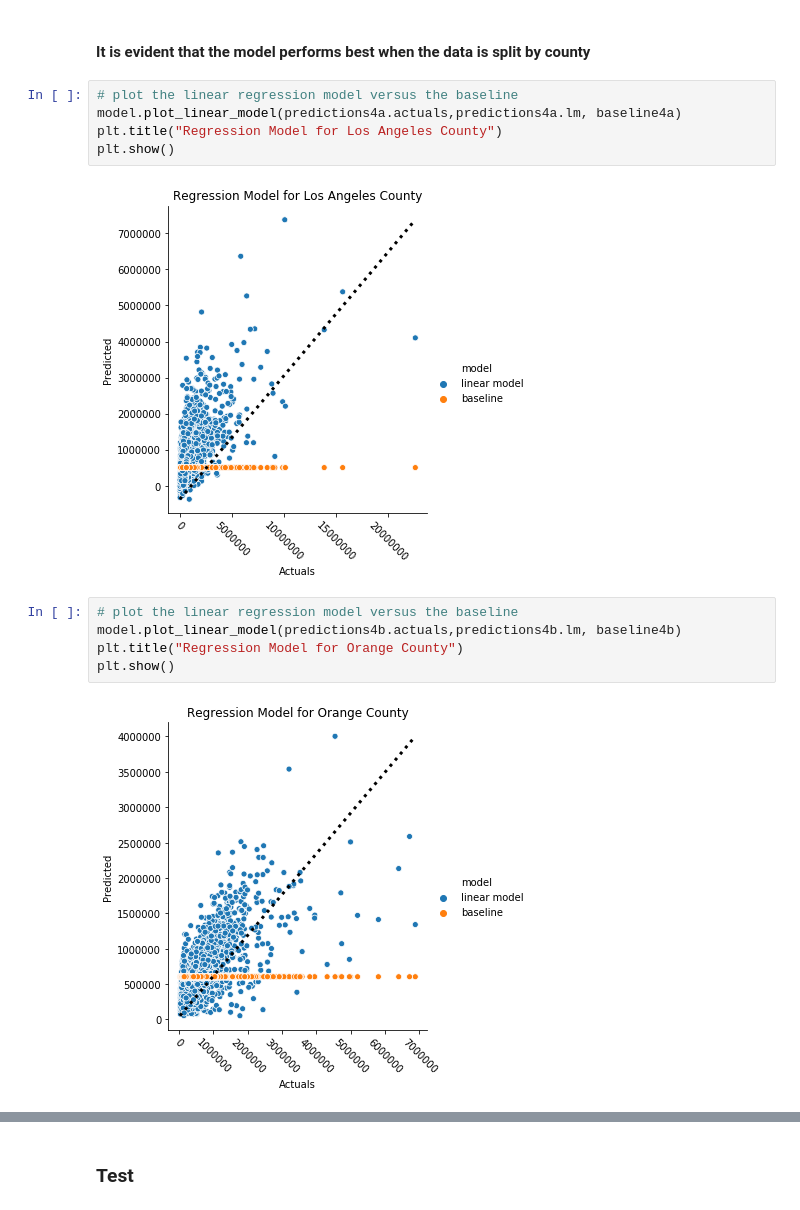
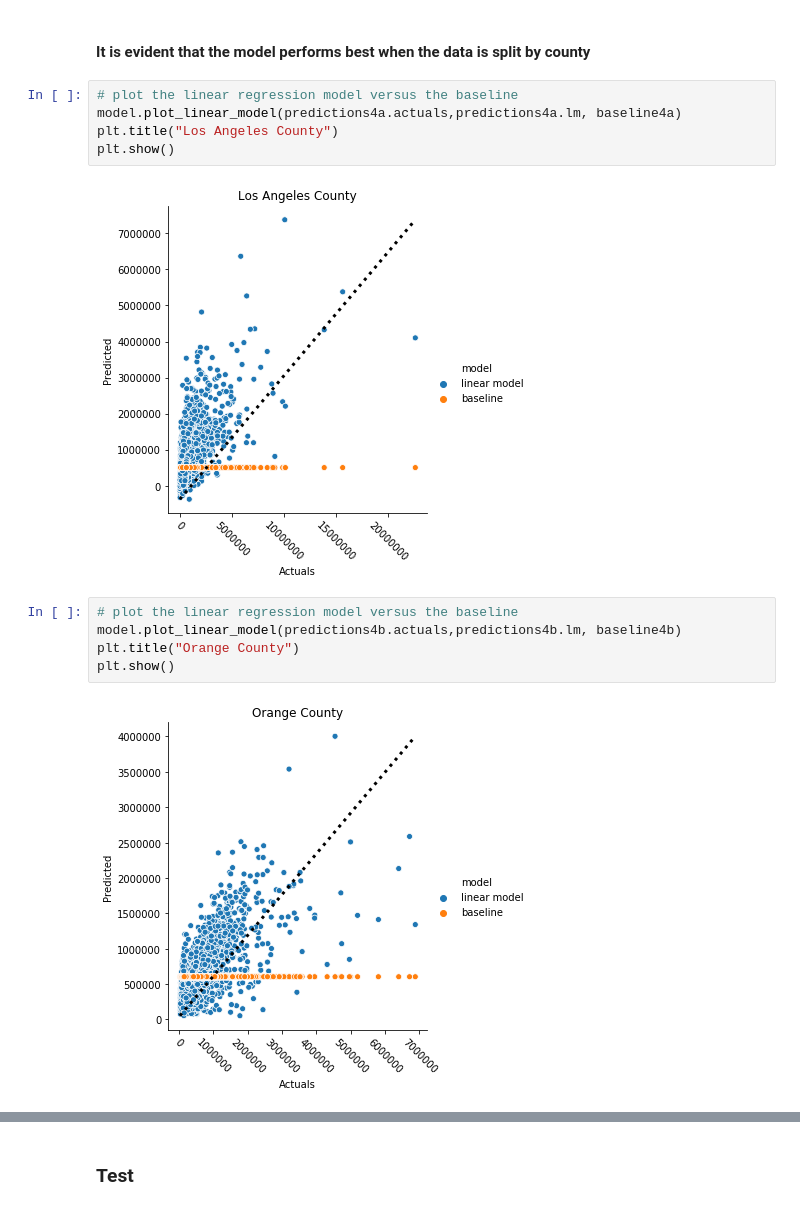
Before and after one commit to misty-garcia/zillow-project, a Jupyter notebook: the_pipeline.ipynb, the cells around one changed output, grey strips where cells are left out. Drawn from its saved outputs; the diff is of its cells as text.

```diff
--- a/the_pipeline.ipynb
+++ b/the_pipeline.ipynb
@@ -473,17 +485,17 @@ r^2  = 0.583
 # %%
 # plot the linear regression model versus the baseline
 model.plot_linear_model(predictions4a.actuals,predictions4a.lm, baseline4a)
-plt.title("Regression Model for Los Angeles County")
+plt.title("Los Angeles County")
 plt.show()
 # %% [output]
-[figure, old version]
+[figure, new version]
 # %%
 # plot the linear regression model versus the baseline
 model.plot_linear_model(predictions4b.actuals,predictions4b.lm, baseline4b)
-plt.title("Regression Model for Orange County")
+plt.title("Orange County")
 plt.show()
 # %% [output]
-[figure, old version]
+[figure, new version]
 # %%
 # plot the linear regression model versus the baseline
 model.plot_linear_model(predictions4c.actuals,predictions4c.lm, baseline4c)
```
Also changed, not shown: parts of 11 cells of this notebook.
